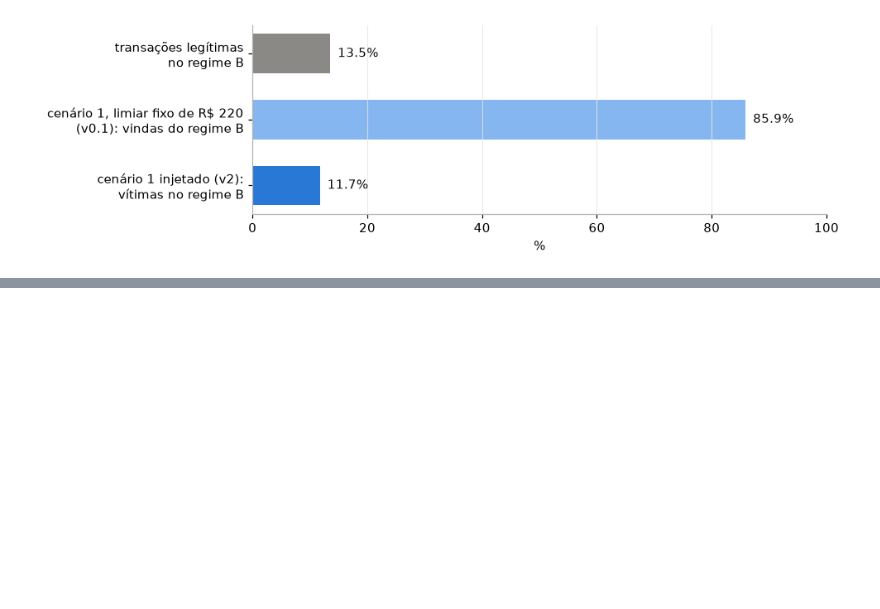
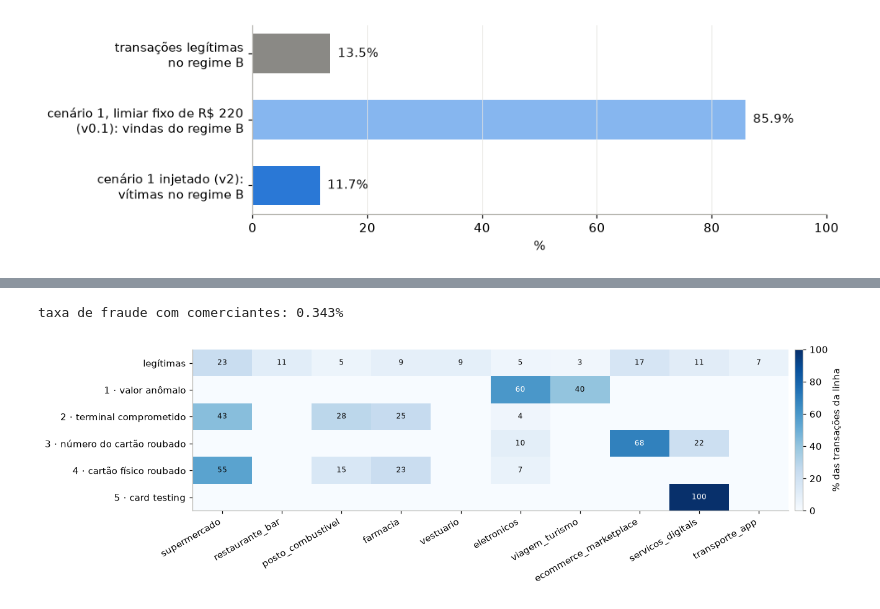
Before and after one commit to alexandreclem/synccfd, a Jupyter notebook: examples/frauds.ipynb, the cells around one changed output, grey strips where cells are left out. Drawn from its saved outputs; the diff is of its cells as text; code cells hidden in the pictures; blank space fills up the shorter version.

```diff
--- a/examples/frauds.ipynb
+++ b/examples/frauds.ipynb
@@ -343,0 +360,35 @@ plt.show()
+# %%
+from synccfd.simulator.config import MerchantConfig
+
+shop = DatasetGenerator(
+    n_customers=N_CUSTOMERS, n_terminals=N_TERMINALS, nb_days=NB_DAYS,
+    start_date=START_DATE, random_state=SEED, drift=DriftConfig(), fraud=fraud,
+    merchants=MerchantConfig(),
+)
+_, shop_terminals, shop_tx = shop.generate()
+CATEGORY_NAMES = list(MerchantConfig().names)
+group = shop_tx.TX_FRAUD_SCENARIO.map(lambda s: "legítimas" if s == 0 else SCENARIO_NAMES[s])
+table = pd.crosstab(group, shop_tx.MERCHANT_CATEGORY, normalize="index").reindex(
+    index=["legítimas", *SCENARIO_NAMES.values()], columns=CATEGORY_NAMES, fill_value=0
+)
+print(f"taxa de fraude com comerciantes: {shop_tx.TX_FRAUD.mean():.3%}")
+
+fig, ax = plt.subplots(figsize=(12, 3.8))
+image = ax.imshow(100 * table.to_numpy(), aspect="auto", cmap="Blues", vmin=0, vmax=100)
+for i in range(table.shape[0]):
+    for j in range(table.shape[1]):
+        value = 100 * table.iat[i, j]
+        if value >= 1:
+            ax.text(j, i, f"{value:.0f}", ha="center", va="center", fontsize=8,
+                    color="#ffffff" if value > 55 else INK)
+ax.set_xticks(range(len(CATEGORY_NAMES)), CATEGORY_NAMES, rotation=30, ha="right")
+ax.set_yticks(range(len(table)), table.index)
+ax.grid(False)
+colorbar = fig.colorbar(image, ax=ax, fraction=0.025, pad=0.01)
+colorbar.set_label("% das transações da linha")
+fig.tight_layout()
+fig.savefig(FIG_DIR / "fraudes_categoria_por_cenario.pdf", bbox_inches="tight")
+plt.show()
+# %% [output]
+taxa de fraude com comerciantes: 0.343%
+[figure, added]
```
Also changed, not shown: parts of 2 cells of this notebook, 28 other files.
